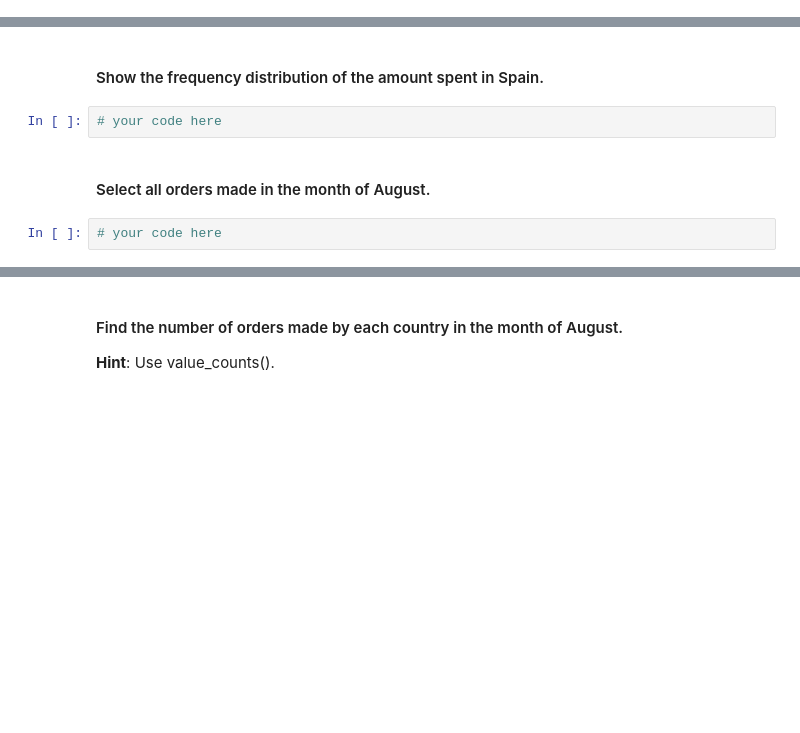
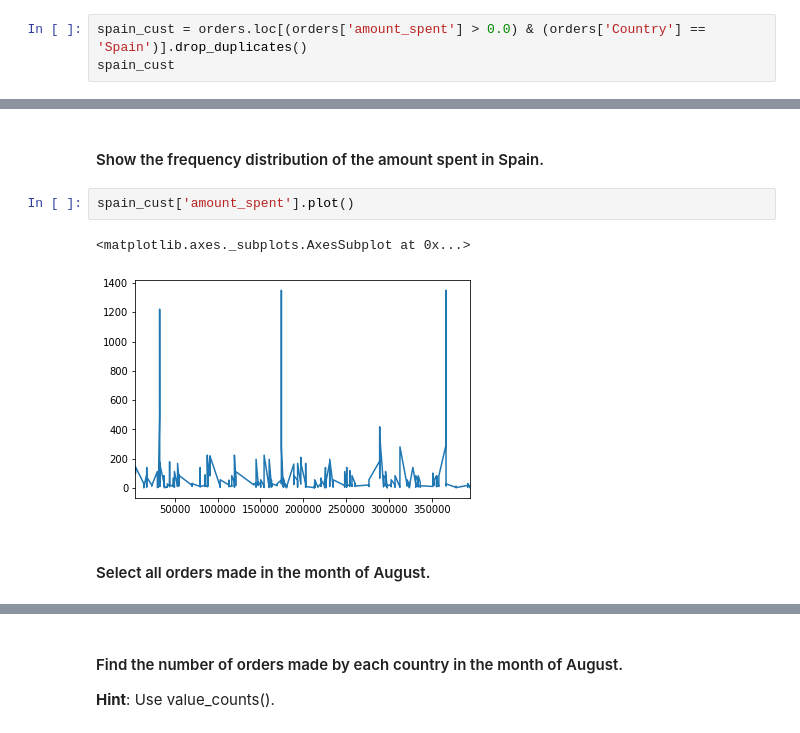
Before and after one commit to ta-data-lis/lab-subsetting-and-descriptive-stats, a Jupyter notebook: your-code/main.ipynb, the cells around one changed output, grey strips where cells are left out. Saved outputs shown, nothing was run; the diff lists cells and outputs as text; blank space fills up the shorter version.

```diff
--- a/your-code/main.ipynb
+++ b/your-code/main.ipynb
@@ -350,0 +351,3 @@ orders['amount_spent'].min()
+# %%
+spain_cust = orders.loc[(orders['amount_spent'] > 0.0) & (orders['Country'] == 'Spain')].drop_duplicates()
+spain_cust
@@ -377,8 +470,9 @@ orders['amount_spent'].min()
 # %% [markdown]
 #### Show the frequency distribution of the amount spent in Spain.
-# %%
-# your code here
+# %%
+spain_cust['amount_spent'].plot()
+# %% [output]
+<matplotlib.axes._subplots.AxesSubplot at 0x...>
+[figure, added]
 # %% [markdown]
 #### Select all orders made in the month of August.
-# %%
-# your code here
```
Also changed, not shown: parts of 35 cells of this notebook.
